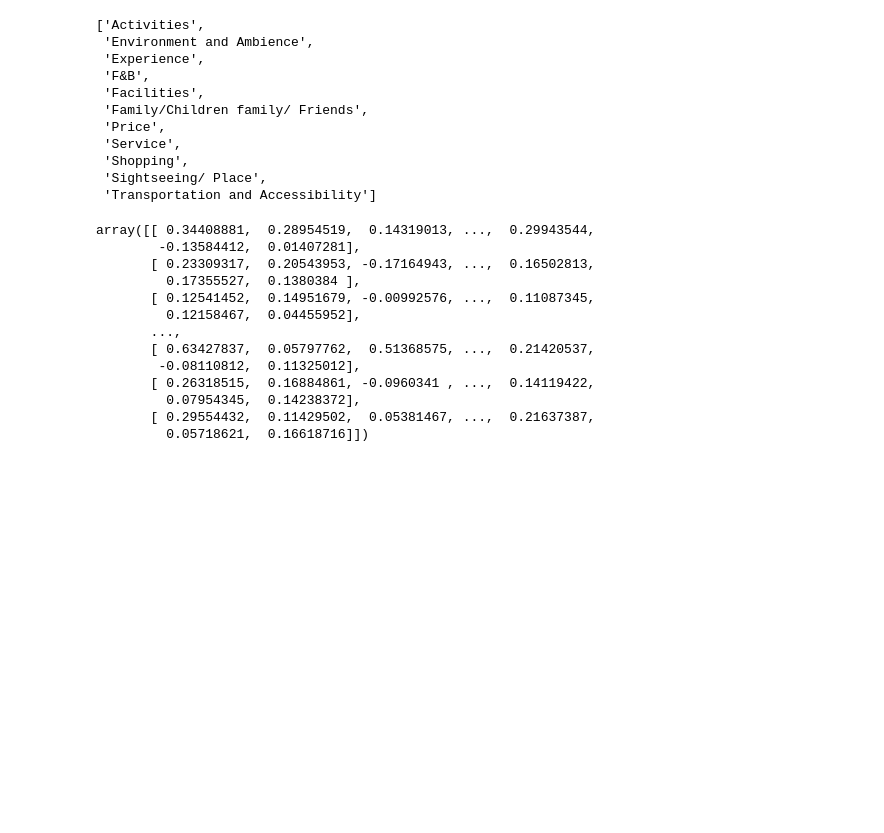
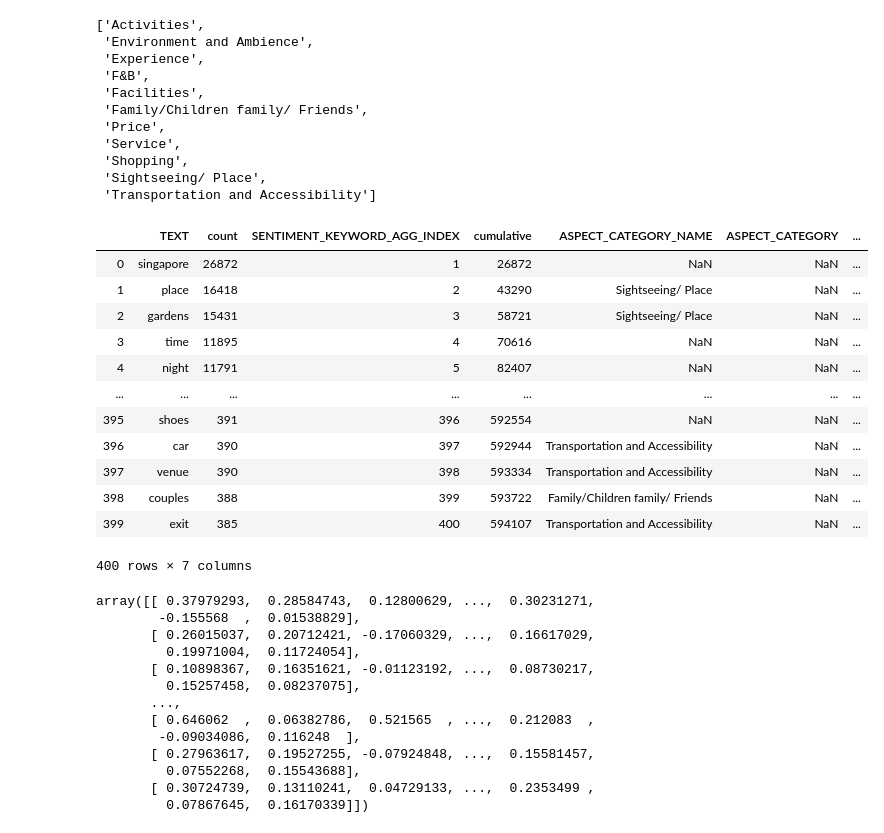
Before and after one commit to Pudgilicious/STB_social_media, a Jupyter notebook: experimentation/yifei_experiment/GloVe/distances.ipynb, the cells around one changed output. Drawn from its saved outputs; the diff is of its cells as text; code cells hidden in the pictures; blank space fills up the shorter version.

```diff
--- a/experimentation/yifei_experiment/GloVe/distances.ipynb
+++ b/experimentation/yifei_experiment/GloVe/distances.ipynb
@@ -116,26 +116,46 @@ aspect_categories
  'Shopping',
  'Sightseeing/ Place',
  'Transportation and Accessibility']
+# %%
+keywords_df.iloc[:400,:]
+# %% [output]
+|  | TEXT | count | SENTIMENT_KEYWORD_AGG_INDEX | cumulative | ASPECT_CATEGORY_NAME | ASPECT_CATEGORY | ... |
+| 0 | singapore | 26872 | 1 | 26872 | NaN | NaN | ... |
+| 1 | place | 16418 | 2 | 43290 | Sightseeing/ Place | NaN | ... |
+| 2 | gardens | 15431 | 3 | 58721 | Sightseeing/ Place | NaN | ... |
+| 3 | time | 11895 | 4 | 70616 | NaN | NaN | ... |
+| 4 | night | 11791 | 5 | 82407 | NaN | NaN | ... |
+| ... | ... | ... | ... | ... | ... | ... | ... |
+| 395 | shoes | 391 | 396 | 592554 | NaN | NaN | ... |
+| 396 | car | 390 | 397 | 592944 | Transportation and Accessibility | NaN | ... |
+| 397 | venue | 390 | 398 | 593334 | Transportation and Accessibility | NaN | ... |
+| 398 | couples | 388 | 399 | 593722 | Family/Children family/ Friends | NaN | ... |
+| 399 | exit | 385 | 400 | 594107 | Transportation and Accessibility | NaN | ... |
+400 rows × 7 columns
 # %%
+train_size = 400
+annotated_size = 500
+
+df_train = keywords_df.iloc[:train_size, :]
 no_of_categories = len(aspect_categories)
 centroids = np.zeros((no_of_categories, 300))
 
 for i in range(no_of_categories):
-    indices = keywords_df[keywords_df.ASPECT_CATEGORY_NAME == aspect_categories[i]].index
+    indices = df_train[df_train.ASPECT_CATEGORY_NAME == aspect_categories[i]].index
     centroids[i] = get_centroid(matrix[indices])
 
 centroids
 # %% [output]
-array([[ 0.34408881,  0.28954519,  0.14319013, ...,  0.29943544,
-        -0.13584412,  0.01407281],
-       [ 0.23309317,  0.20543953, -0.17164943, ...,  0.16502813,
-         0.17355527,  0.1380384 ],
-       [ 0.12541452,  0.14951679, -0.00992576, ...,  0.11087345,
-         0.12158467,  0.04455952],
+array([[ 0.37979293,  0.28584743,  0.12800629, ...,  0.30231271,
+        -0.155568  ,  0.01538829],
+       [ 0.26015037,  0.20712421, -0.17060329, ...,  0.16617029,
+         0.19971004,  0.11724054],
+       [ 0.10898367,  0.16351621, -0.01123192, ...,  0.08730217,
+         0.15257458,  0.08237075],
        ...,
-       [ 0.63427837,  0.05797762,  0.51368575, ...,  0.21420537,
-        -0.08110812,  0.11325012],
-       [ 0.26318515,  0.16884861, -0.0960341 , ...,  0.14119422,
-         0.07954345,  0.14238372],
-       [ 0.29554432,  0.11429502,  0.05381467, ...,  0.21637387,
-         0.05718621,  0.16618716]])
+       [ 0.646062  ,  0.06382786,  0.521565  , ...,  0.212083  ,
+        -0.09034086,  0.116248  ],
+       [ 0.27963617,  0.19527255, -0.07924848, ...,  0.15581457,
+         0.07552268,  0.15543688],
+       [ 0.30724739,  0.13110241,  0.04729133, ...,  0.2353499 ,
+         0.07867645,  0.16170339]])
```
Also changed, not shown: parts of 8 cells of this notebook.
